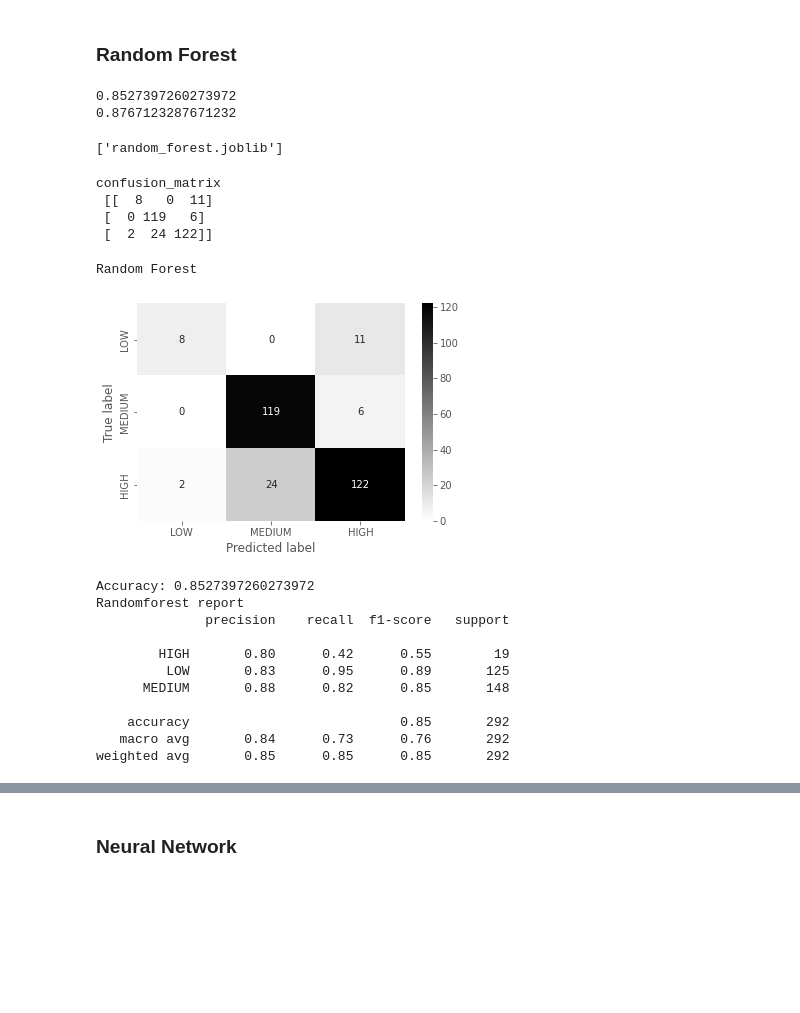
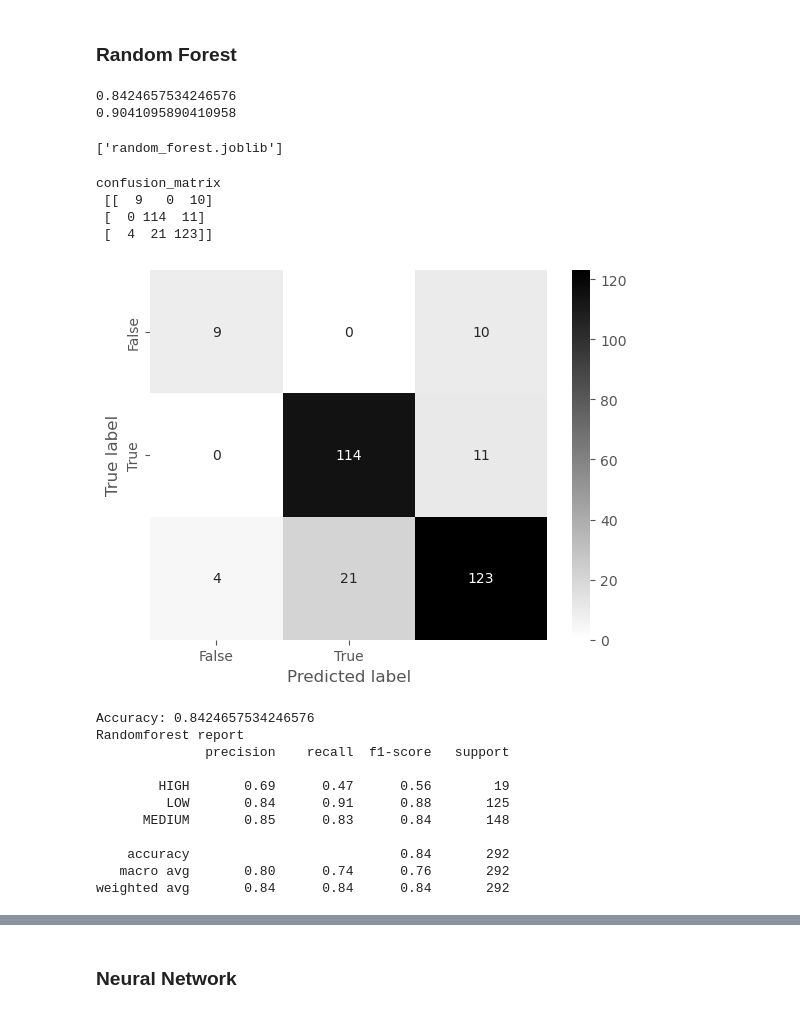
Before and after one commit to whyicn/MachineLearning, a Jupyter notebook: project.ipynb, the cells around one changed output, grey strips where cells are left out. Drawn from its saved outputs; the diff is of its cells as text; code cells hidden in the pictures; blank space fills up the shorter version.

```diff
--- a/project.ipynb
+++ b/project.ipynb
@@ -290,13 +239,13 @@ for column in ['LotFrontage', 'MasVnrArea', 'GarageYrBlt']:
 # %%
-housePrice['LotFrontage'].replace('NA', -1, inplace=True)
+housePrice['LotFrontage'].replace('NA', 0, inplace=True)
 housePrice['LotFrontage'] = housePrice['LotFrontage'].astype(float)
 housePrice['LotFrontage'].replace(0, housePrice['LotFrontage'].mean(), inplace=True)
 
-housePrice['MasVnrArea'].replace('NA', -1, inplace=True)
+housePrice['MasVnrArea'].replace('NA', 0, inplace=True)
 housePrice['MasVnrArea'] = housePrice['MasVnrArea'].astype(float)
 housePrice['MasVnrArea'].replace(0, housePrice['MasVnrArea'].mean(), inplace=True)
 
-housePrice['GarageYrBlt'].replace('NA', -1, inplace=True)
+housePrice['GarageYrBlt'].replace('NA', 0, inplace=True)
 housePrice['GarageYrBlt'] = housePrice['GarageYrBlt'].astype(float)
 housePrice['GarageYrBlt'].replace(0, housePrice['GarageYrBlt'].mean(), inplace=True)
 
@@ -476,6 +422,7 @@ def make_confusion_matrix(cf, categories='auto', cbar=True, cmap='Blues', title=
     if title:
         plt.title(title)
 # %%
+X = housePrice.drop('PriceLabel', axis=1)
 from sklearn.model_selection import KFold
 from sklearn.ensemble import RandomForestClassifier
 from sklearn.metrics import accuracy_score
@@ -490,16 +437,14 @@ ohe = OneHotEncoder()
 X_encoded = ohe.fit_transform(X)
 X = X_encoded
 
+
 kf = KFold(n_splits=5)
 # the n_estimators parameter specifies the number of decision trees in the random forest
 rfc = RandomForestClassifier(n_estimators=30)
 best_score = 0
-
-
 for train_index, test_index in kf.split(X):
-    y_train, y_test = y.iloc[train_index], y.iloc[test_index]
     X_train, X_test = X[train_index], X[test_index]
-
+    y_train, y_test = y[train_index], y[test_index]
     rfc.fit(X_train, y_train)
     y_pred = rfc.predict(X_test)
     score=accuracy_score(y_test, y_pred)
@@ -510,8 +455,8 @@ for train_index, test_index in kf.split(X):
 
 dump(best_model, 'random_forest.joblib')
 # %% [output]
-0.8527397260273972
-0.8767123287671232
+0.8424657534246576
+0.9041095890410958
 ['random_forest.joblib']
 # %%
 from sklearn.metrics import confusion_matrix
@@ -523,37 +468,33 @@ model = joblib.load('random_forest.joblib')
 # Predict the test data
 y_pred = model.predict(X_test)
 
-models.append(("Random Forest", model, model.predict_proba(X_test), y_test, y_pred))
-
 # Generate the confusion matrix
 cm = confusion_matrix(y_test, y_pred)
 print('confusion_matrix\n',cm)
 # %% [output]
 confusion_matrix
- [[  8   0  11]
- [  0 119   6]
- [  2  24 122]]
+ [[  9   0  10]
+ [  0 114  11]
+ [  4  21 123]]
 # %%
-categories = ['LOW', 'MEDIUM', 'HIGH']
-print("Random Forest")
+categories = ['False', 'True']
 make_confusion_matrix(confusion_matrix(y_test, y_pred), categories=categories, cmap='binary')
 # %% [output]
-Random Forest
-[figure, old version]
+[figure, new version]
 # %%
 #print('Accuracy:', accuracy_score(y_test, y_pred))
 print("Accuracy:",metrics.accuracy_score(y_test, y_pred))
 print('Randomforest report')
 print(classification_report(y_test, y_pred))
 # %% [output]
-Accuracy: 0.8527397260273972
+Accuracy: 0.8424657534246576
 Randomforest report
               precision    recall  f1-score   support
 
-        HIGH       0.80      0.42      0.55        19
-         LOW       0.83      0.95      0.89       125
-      MEDIUM       0.88      0.82      0.85       148
+        HIGH       0.69      0.47      0.56        19
+         LOW       0.84      0.91      0.88       125
+      MEDIUM       0.85      0.83      0.84       148
 
-    accuracy                           0.85       292
-   macro avg       0.84      0.73      0.76       292
-weighted avg       0.85      0.85      0.85       292
+    accuracy                           0.84       292
+   macro avg       0.80      0.74      0.76       292
+weighted avg       0.84      0.84      0.84       292
```
Also changed, not shown: parts of 118 cells of this notebook.
